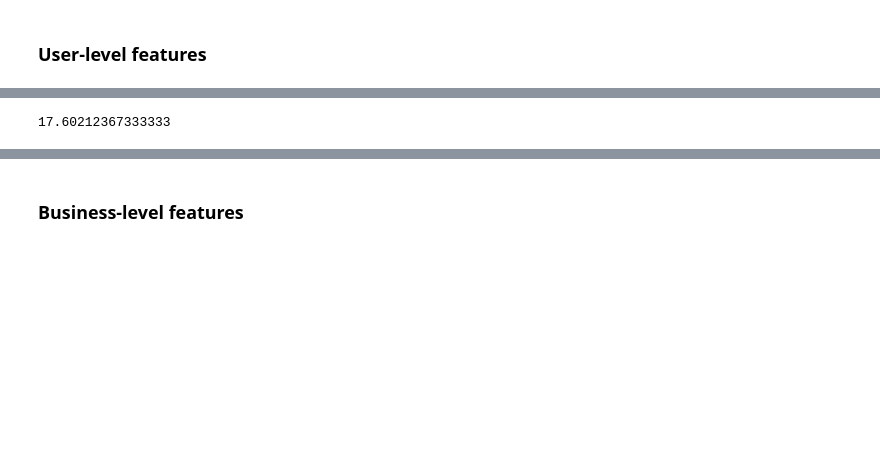
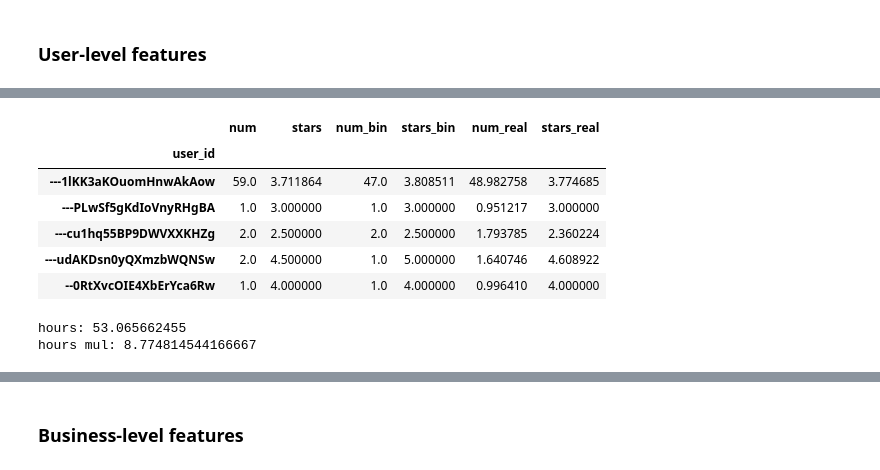
Before and after one commit to GioFic95/restaurant-recommendation-system, a Jupyter notebook: src/main_notebook.ipynb, the cells around one changed output, grey strips where cells are left out. Saved outputs shown, nothing was run; the diff lists cells and outputs as text; code cells hidden in the pictures; blank space fills up the shorter version.

```diff
--- a/src/main_notebook.ipynb
+++ b/src/main_notebook.ipynb
@@ -262,3 +261,45 @@ grouped_reviews.head()
+# %%
+def f(grouped):
+    d = {}
+
+    d['num'] = grouped['stars'].size
+    d['stars'] = grouped['stars'].mean()
+
+    non_fake = _np.ma.masked_where(grouped['bin_truth_score']<0, grouped['stars']).compressed()
+    d['num_bin'] = non_fake.size
+    d['stars_bin'] = non_fake.mean()
+
+    d['num_real'] = grouped['real_truth_score'].sum()
+    d['stars_real'] = _np.average(grouped['stars'], weights=grouped['real_truth_score'])
+
+    return _pd.Series(d, index=['num', 'stars', 'num_bin', 'stars_bin', 'num_real', 'stars_real'])
+
+grouped_reviews = review_hist.groupby('user_id').apply(f)
+
+# grouped = review_hist.groupby('user_id')
+#
+# group_sizes = grouped['review_id'].agg(_np.size)
+# group_stars = grouped['stars'].agg(_np.mean)
+#
+# group_sizes_bin = grouped['review_id'].agg(_np.size)
+# group_stars_bin = grouped['stars'].agg(_np.mean)
+#
+# group_sizes_real = grouped['review_id'].agg(_np.size)
+# group_stars_real = grouped['stars'].agg(_np.mean)
+#
+# grouped_reviews = _pd.DataFrame({'num':group_sizes, 'stars':group_stars,
+#                                  'num_bin':group_sizes_bin, 'stars_bin':group_stars_bin,
+#                                  'num_real':group_sizes_real, 'stars_real':group_stars_real})
+
+grouped_reviews.head()
+# %% [output]
+|  | num | stars | num_bin | stars_bin | num_real | stars_real |
+| user_id |  |  |  |  |  |  |
+| ---1lKK3aKOuomHnwAkAow | 59.0 | 3.711864 | 47.0 | 3.808511 | 48.982758 | 3.774685 |
+| ---PLwSf5gKdIoVnyRHgBA | 1.0 | 3.000000 | 1.0 | 3.000000 | 0.951217 | 3.000000 |
+| ---cu1hq55BP9DWVXXKHZg | 2.0 | 2.500000 | 2.0 | 2.500000 | 1.793785 | 2.360224 |
+| ---udAKDsn0yQXmzbWQNSw | 2.0 | 4.500000 | 1.0 | 5.000000 | 1.640746 | 4.608922 |
+| --0RtXvcOIE4XbErYca6Rw | 1.0 | 4.000000 | 1.0 | 4.000000 | 0.996410 | 4.000000 |
 # %%
 import time
 import random
@@ -274,6 +315,16 @@ def get_time(df):
     t0 = current_milli_time()
     return t0-t
 
+def get_time_mul(df):
+    us_id = random.choice(grouped_reviews.index)
+    x = random.randrange(1000)
+    y = random.randrange(1000)
+    z = random.randrange(1000)
+    t = current_milli_time()
+    df.loc[us_id, ["test", "ciao", "prova"]] = [x, y, z]
+    t0 = current_milli_time()
+    return t0-t
+
 def test():
     df = users.copy()
     df['test'] = -1
@@ -284,13 +335,31 @@ def test():
     del df
     return avg_time
 
+def test_mul():
+    df = users.copy()
+    df['test'] = -1
+    df['ciao'] = -1
+    df['prova'] = -1
+    times = []
+    for i in range(1000):
+         times += [get_time(df)]
+    avg_time = statistics.mean(times)
+    del df
+    return avg_time
+
+def tot_time(ops, x, k):
+    time_millis = ops * k * x
+    hours = time_millis/1000/60/60
+    return hours
+
 tot = len(grouped_reviews)
 x = test()
-time_millis = tot * 2 * x
-hours = time_millis/1000/60/60
-hours
+print("hours:", tot_time(tot, x, 6))
+x = test_mul()
+print("hours mul:", tot_time(tot, x, 1))
 # %% [output]
-17.60212367333333
+hours: 53.065662455
+hours mul: 8.774814544166667
 # %%
 count = 1
 tot = len(grouped_reviews)
```
Also changed, not shown: parts of 3 cells of this notebook.
